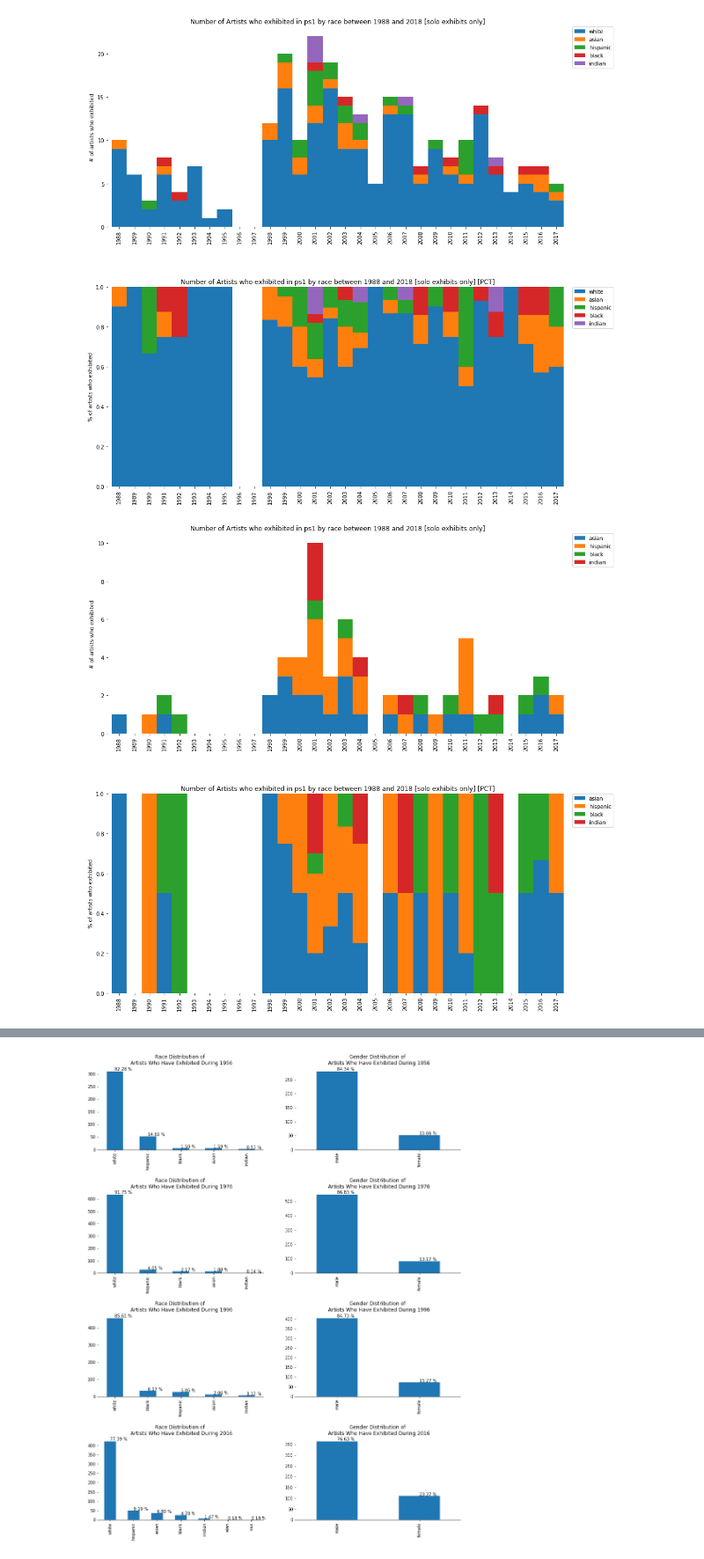
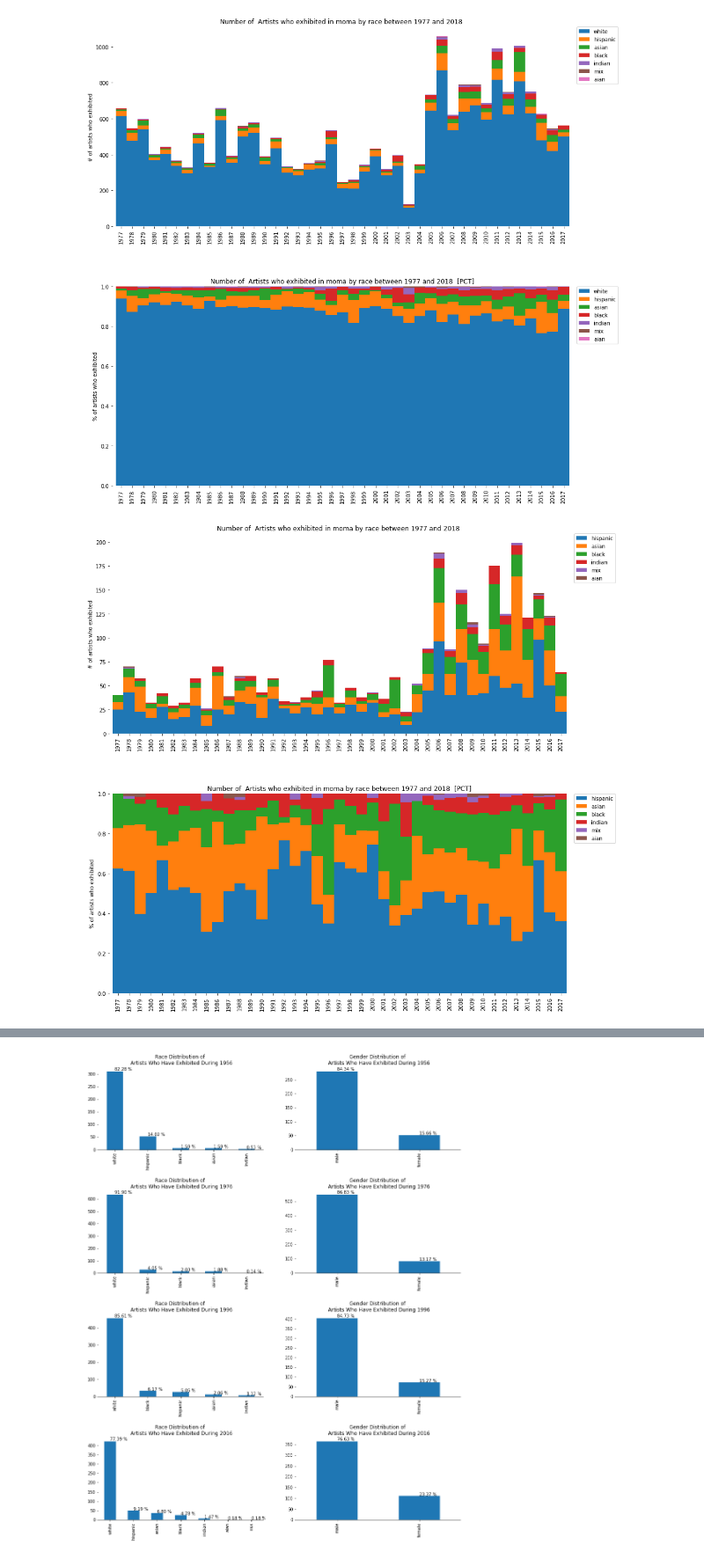
Before and after one commit to organizejs/moma-exhibitions, a Jupyter notebook: analysis.ipynb, the cells around one changed output, grey strips where cells are left out. Shown: that part at 88% size. Cells and saved outputs as stored; diff of their text form; code cells hidden in the pictures.

```diff
--- a/analysis.ipynb
+++ b/analysis.ipynb
@@ -32,5 +34,9 @@ exhibition_df[fil].groupby(['year', 'museum'])['year', 'museum'] \
     .pivot(index='year', columns='museum', values='counts') \
     .fillna(0) \
     .reset_index() \
-    .plot.bar(x='year', stacked=True, ax=ax1, width=1, linewidth=0)
+    .plot.bar(x='year', title="Exhibitions through the years", stacked=True, ax=ax1, width=1, linewidth=0)
+
+ax1.legend(bbox_to_anchor=(1.01, 1), loc=2, borderaxespad=0.)
+ax1.set_xlabel('')
+ax1.set_ylabel('# of exhibitions')
 # %% [output]
@@ -39,10 +45,11 @@ exhibition_df[fil].groupby(['year', 'museum'])['year', 'museum'] \
 # %%
-def artist_by_exhibit_year(year, museum='moma', exhibition='all'):
+def artist_by_exhibit_year(year, nation='all', museum='moma', exhibition='all'):
     """
     Gets artists by year of exhibition.
 
     Parameters:
     - year: (int) the year to filter on
+    - nation: (str) ['all' (default), 'american', 'non-american']
     - musuem: (str) the musuem to filter on ['moma', 'ps1', 'moma.org']
     - exhibition: (str) solo exhibitions or all exhibitions ['all', 'solo']
     """
@@ -67,9 +74,15 @@ def artist_by_exhibit_year(year, museum='moma', exhibition='all'):
     # join the list of artists with artists_df to get race/gender/nationality data
     artist_filter_merged_df = artist_filter_df.merge(artist_df[["artist_name", "race", "gender", "nationality"]], on=["artist_name"])
 
+    # filter on nation
+    if nation == "american":
+        artist_filter_merged_df = artist_filter_merged_df[artist_filter_merged_df['nationality']=='American']
+    if nation == "non-american":
+        artist_filter_merged_df = artist_filter_merged_df[artist_filter_merged_df['nationality']!='American']
+
     return artist_filter_merged_df
 # %%
-def plot_time_series(fil, start, end, museum='moma', exhibition='all', style="--", omit=[], top=10):
+def plot_time_series(fil, start, end, nation='all', museum='moma', exhibition='all', style="--", omit=[], top=10):
     """
     Plots time series of data by a specified 'filter'
 
@@ -77,13 +90,14 @@ def plot_time_series(fil, start, end, museum='moma', exhibition='all', style="--
     - fil: (str) ["race", "gender", or "nationality"]
     - start: (int) start year
     - end: (int) end year
+    - nation: (str) ['all' (default), 'american', 'non-american']
     - museum: (str) ['moma' (default), 'ps1', 'moma.org']
     - exhibition: (str) all vs solo-shows only ['all' (default), 'solo']
     - style: (str) "--" line graph, "=" stacked bar graph
     - omit: [str] values to omit (such as "white")
     """
-    title = "Number of Artists who exhibited in %s by %s between %i and %i %s" % \
-        (museum, fil, start, end, "[solo exhibits only]" if exhibition=='solo' else '')
+    title = "Number of %s Artists who exhibited in %s by %s between %i and %i %s" % \
+        (nation if nation != 'all' else '', museum, fil, start, end, "[solo exhibits only]" if exhibition=='solo' else '')
 
     # plot settings
     fig = plt.figure(figsize=(12, 12))
@@ -105,7 +119,7 @@ def plot_time_series(fil, start, end, museum='moma', exhibition='all', style="--
 
     # collect artist through each year (end - start)
     for i in range(start, end):
-        t = artist_by_exhibit_year(i, museum, exhibition) #.to_dict()
+        t = artist_by_exhibit_year(i, nation, museum, exhibition) #.to_dict()
         t = t[(t['race'] != '') & (t['gender'] != '')][fil].value_counts(dropna=True).to_dict()
         t['year'] = str(i)
         time_series = time_series.append(t, ignore_index=True)
@@ -144,20 +201,22 @@ def plot_time_series(fil, start, end, museum='moma', exhibition='all', style="--
 # %%
 plot_time_series(fil="race", \
-                 start=1988, \
+                 start=1977, \
                  end=2018, \
-                 museum='ps1', \
-                 exhibition='solo', \
+                 nation='all', \
+                 museum='moma', \
+                 exhibition='all', \
                  style="=",
                  omit=[])
 # %% [output]
-[figure, old version]
+[figure, new version]
 # %%
 plot_time_series(fil="race", \
-                 start=1988, \
+                 start=1977, \
                  end=2018, \
-                 museum='ps1', \
-                 exhibition='solo', \
-                 style="=", \
+                 nation='all', \
+                 museum='moma', \
+                 exhibition='all', \
+                 style="=",
                  omit=["white"])
 # %% [output]
-[figure, old version]
+[figure, new version]
```
Also changed, not shown: parts of 20 cells of this notebook, 1 other file.
